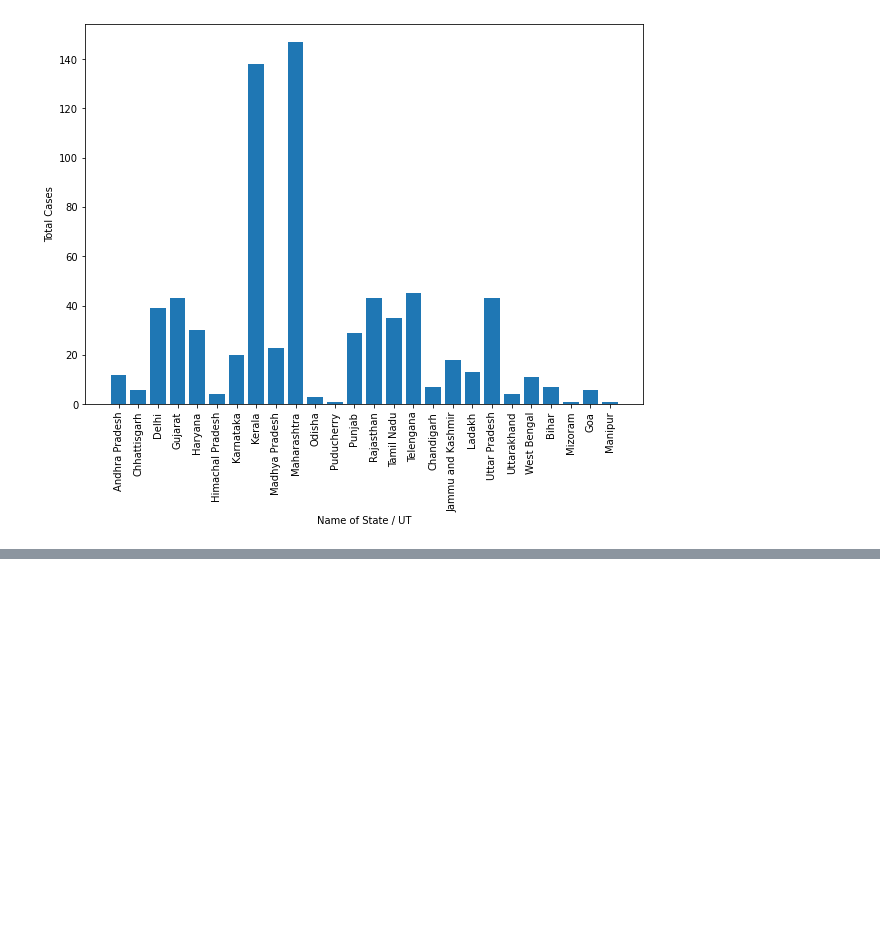
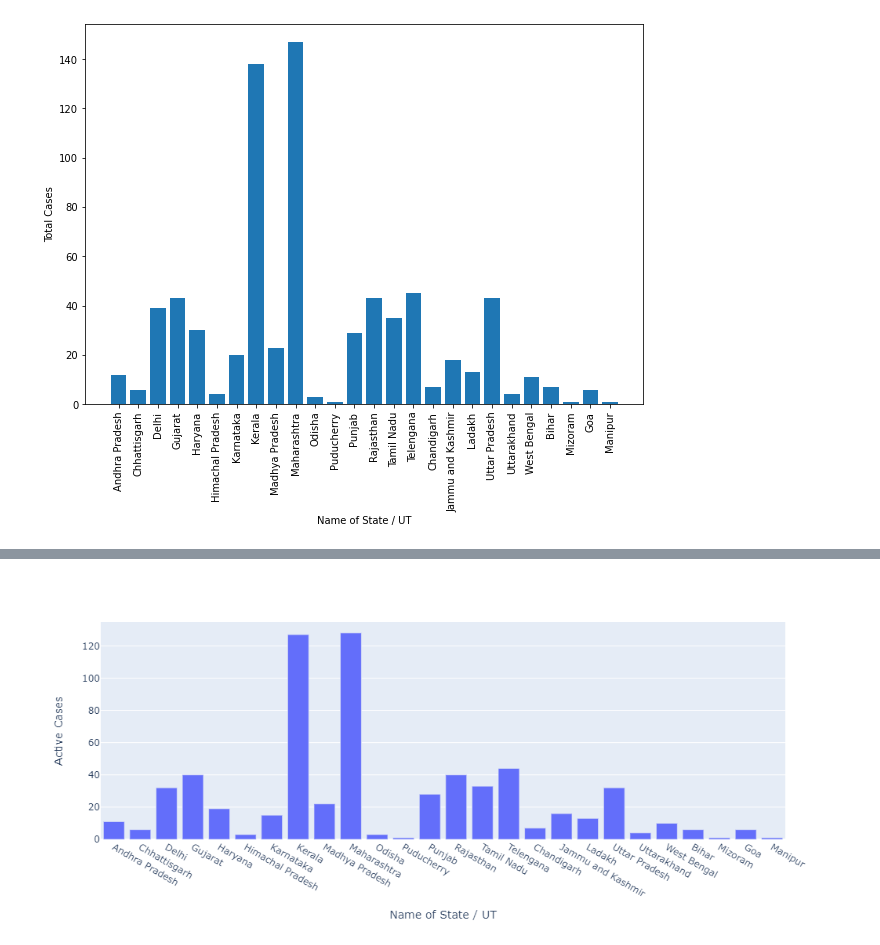
Before and after one commit to HarakaRisasi/python_code, a Jupyter notebook: statistics_and_probability/005_COVID19_data_analysis.ipynb, the cells around one changed output, grey strips where cells are left out. Saved outputs shown, nothing was run; the diff lists cells and outputs as text; code cells hidden in the pictures; blank space fills up the shorter version.

```diff
--- a/statistics_and_probability/005_COVID19_data_analysis.ipynb
+++ b/statistics_and_probability/005_COVID19_data_analysis.ipynb
@@ -138,4 +183,3 @@ plt.show()
 # %%
-# Plotly visualization
-df.iplot(kind='bar', x='Name of State / UT', y='Active Cases')
+px.bar(df, x='Name of State / UT', y='Active Cases')
 # %% [output]
@@ -142,0 +186 @@ df.iplot(kind='bar', x='Name of State / UT', y='Active Cases')
+[figure, added]
```
Also changed, not shown: parts of 35 cells of this notebook.
